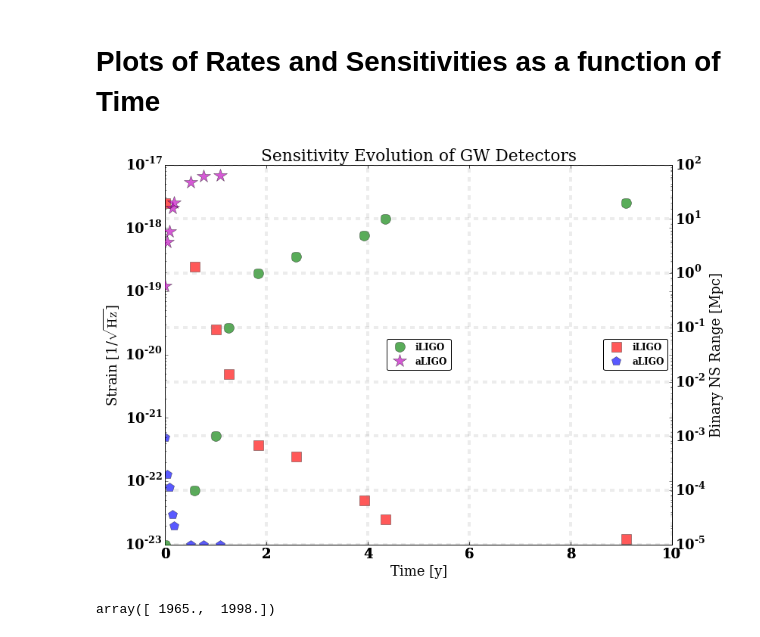
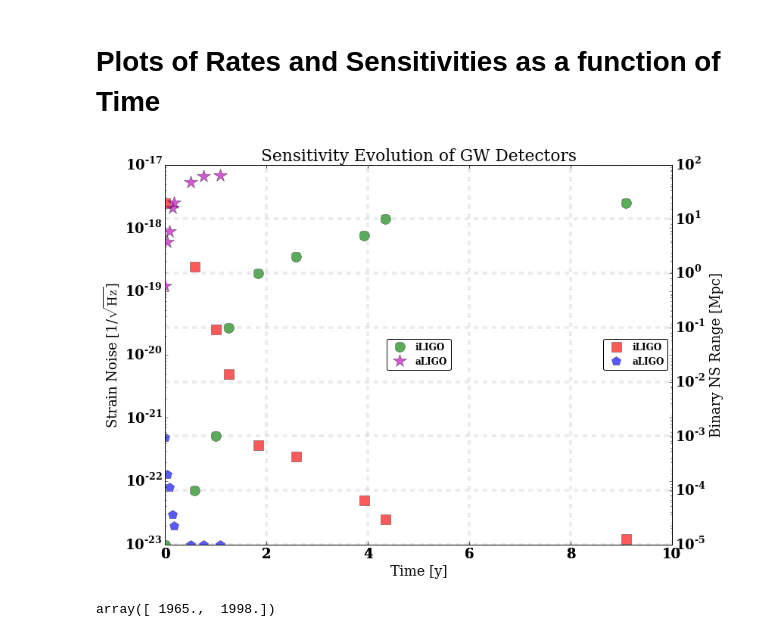
Before and after one commit to CaltechExperimentalGravity/GWbookChapter, a Jupyter notebook: Figures/NoiseProgressComparison.ipynb, the cells around one changed output. Drawn from its saved outputs; the diff is of its cells as text; code cells hidden in the pictures.

Commit message:
noise progression plots

```diff
--- a/Figures/NoiseProgressComparison.ipynb
+++ b/Figures/NoiseProgressComparison.ipynb
@@ -61,35 +61,35 @@ ta = aLIGO[0,0]
 ax1 = fig.add_subplot(111)
 ax1.semilogy(iLIGO[:,0] - ti,  iLIGO[:,1]/3995, 'rs', alpha=0.65, markersize=13)
 ax1.semilogy(aLIGO[:,0] - ta,  aLIGO[:,1], 'bp', alpha=0.65, markersize=13)
 #ax1.semilogy(fu[:,0], fu[:,1], 'gs', alpha=0.65, markersize=16)
 
 plt.xlabel(r'Time [y]', fontsize=18)
-plt.ylabel(r'Strain [1/$\sqrt{\rm Hz}$]', fontsize=18)
+plt.ylabel(r'Strain Noise [1/$\sqrt{\rm Hz}$]', fontsize=18)
 
 plt.title("Sensitivity Evolution of GW Detectors");
 #plt.xlim((1960, 2040));
 #plt.ylim((1e-25, 3e-14));
 plt.legend(('iLIGO', 'aLIGO'),
           fancybox=True, loc='center right', fontsize='12')
 
 # now, the second axes that shares the x-axis with the ax1
 ax2 = fig.add_subplot(111, sharex=ax1, frameon=False)
 ax2.semilogy(iLIGO[:,0] - ti,  iLIGO[:,2], 'go', alpha=0.65, markersize=13)
 ax2.semilogy(aLIGO[:,0] - ta,  aLIGO[:,2], 'm*', alpha=0.65, markersize=18)
 #ax2.semilogy(fu[:,0], fu[:,2], 'gd', alpha=0.65, markersize=16)
 plt.grid(color='gray', alpha=0.15, linestyle='dashed', linewidth=4)
 ax2.yaxis.tick_right()
 ax2.yaxis.set_label_position("right")
 plt.ylabel("Binary NS Range [Mpc]")
 
 plt.legend(('iLIGO', 'aLIGO'),
           fancybox=True, loc='center', fontsize='12')
 
 plt.savefig("NoiseProgComp.pdf")
 
 plt.show()
 # %% [output]
-[figure, old version]
+[figure, new version]
 # %%
 b[:,0]
 # %% [output]
```
Also changed, not shown: parts of 1 cell of this notebook, 5 other files.
